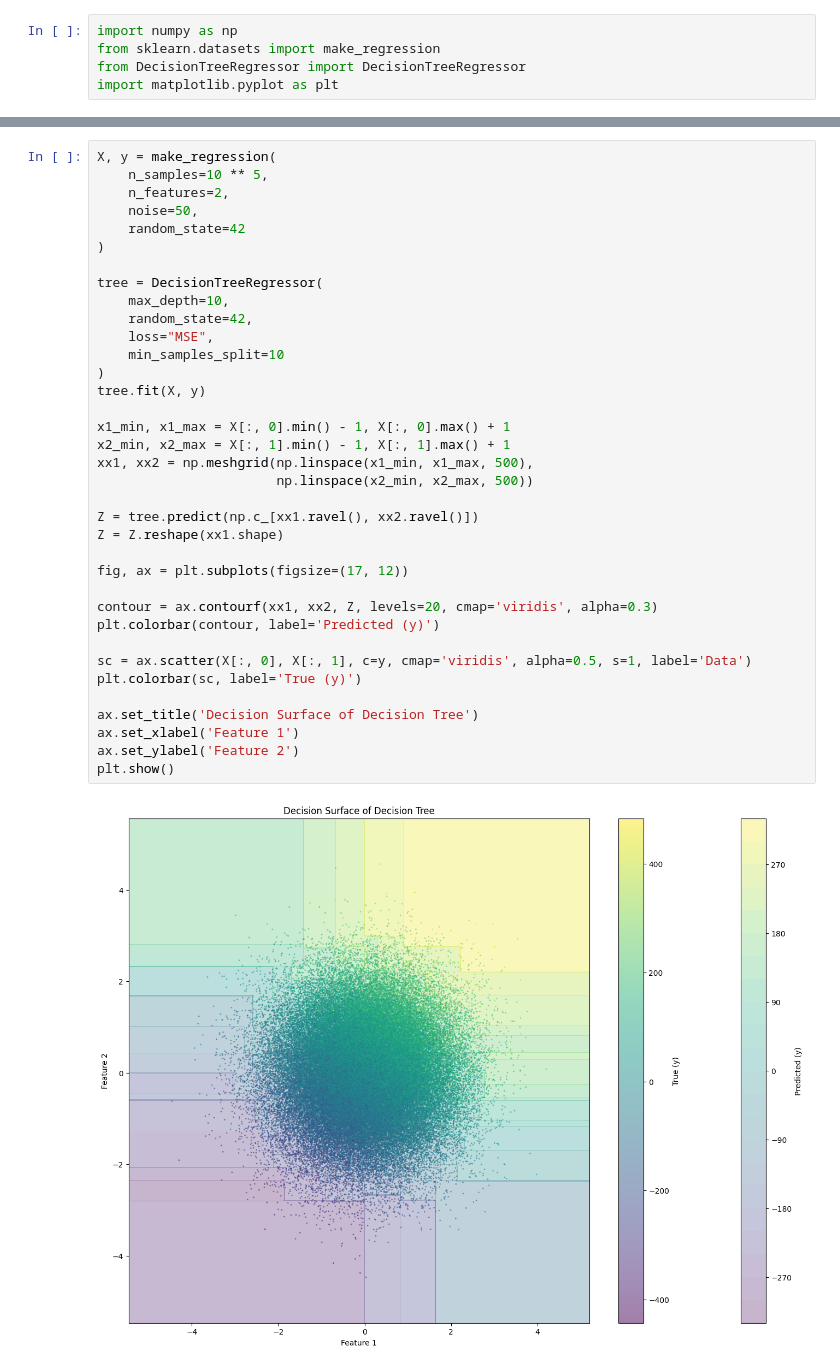
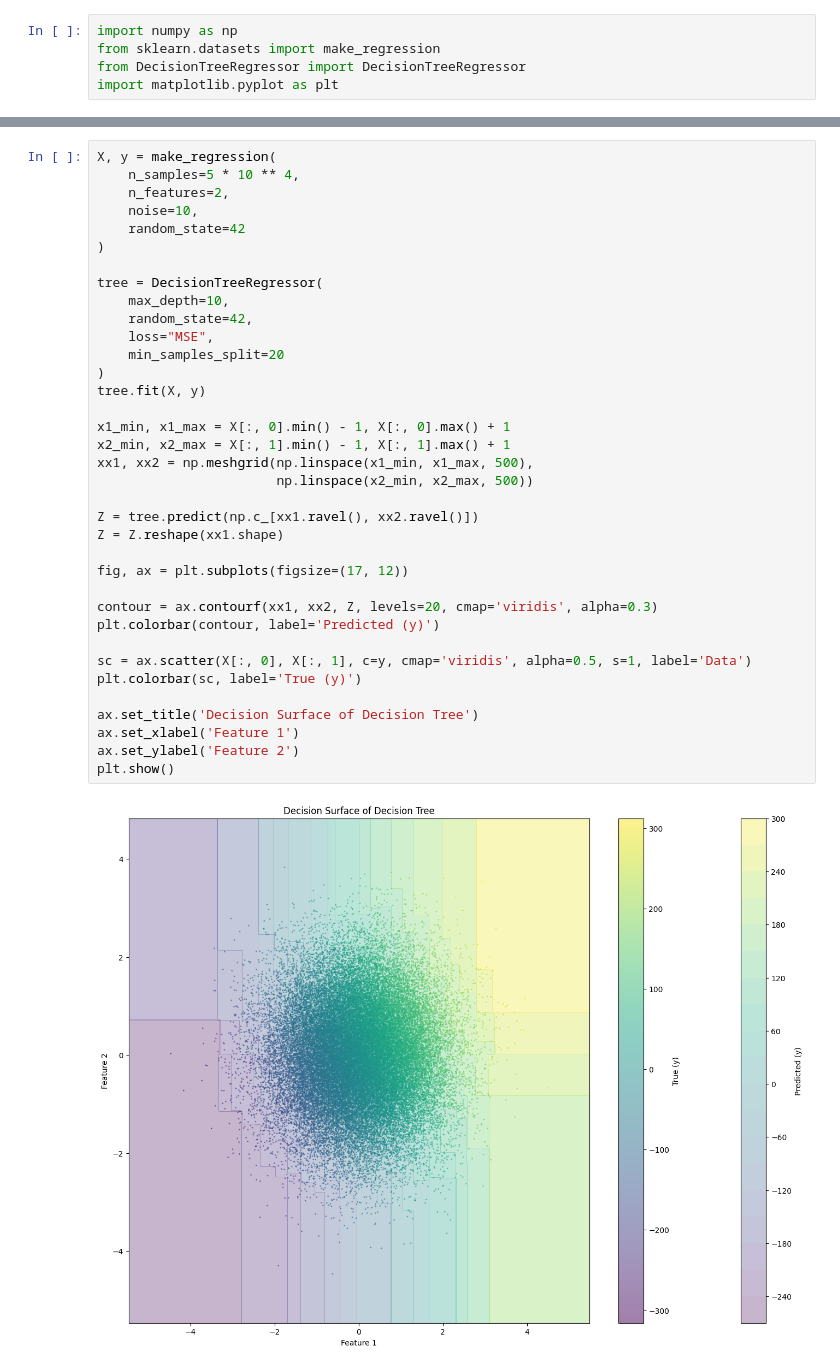
Before and after one commit to boyfws/models, a Jupyter notebook: Trees/DecisionTreeReg_test.ipynb, the cells around one changed output, grey strips where cells are left out. Cells and saved outputs as stored; diff of their text form.

```diff
--- a/Trees/DecisionTreeReg_test.ipynb
+++ b/Trees/DecisionTreeReg_test.ipynb
@@ -26,38 +31,38 @@ plt.plot(x, y_pred, color="red", lw=3)
 # %%
 X, y = make_regression(
-    n_samples=10 ** 5,
+    n_samples=5 * 10 ** 4,
     n_features=2,
-    noise=50,
+    noise=10,
     random_state=42
 )
 
 tree = DecisionTreeRegressor(
     max_depth=10,
     random_state=42,
     loss="MSE",
-    min_samples_split=10
+    min_samples_split=20
 )
 tree.fit(X, y)
 
 x1_min, x1_max = X[:, 0].min() - 1, X[:, 0].max() + 1
 x2_min, x2_max = X[:, 1].min() - 1, X[:, 1].max() + 1
 xx1, xx2 = np.meshgrid(np.linspace(x1_min, x1_max, 500),
                        np.linspace(x2_min, x2_max, 500))
 
 Z = tree.predict(np.c_[xx1.ravel(), xx2.ravel()])
 Z = Z.reshape(xx1.shape)
 
 fig, ax = plt.subplots(figsize=(17, 12))
 
 contour = ax.contourf(xx1, xx2, Z, levels=20, cmap='viridis', alpha=0.3)
 plt.colorbar(contour, label='Predicted (y)')
 
 sc = ax.scatter(X[:, 0], X[:, 1], c=y, cmap='viridis', alpha=0.5, s=1, label='Data')
 plt.colorbar(sc, label='True (y)')
 
 ax.set_title('Decision Surface of Decision Tree')
 ax.set_xlabel('Feature 1')
 ax.set_ylabel('Feature 2')
 plt.show()
 # %% [output]
-[figure, old version]
+[figure, new version]
```
Also changed, not shown: parts of 9 cells of this notebook, 1 other file.
